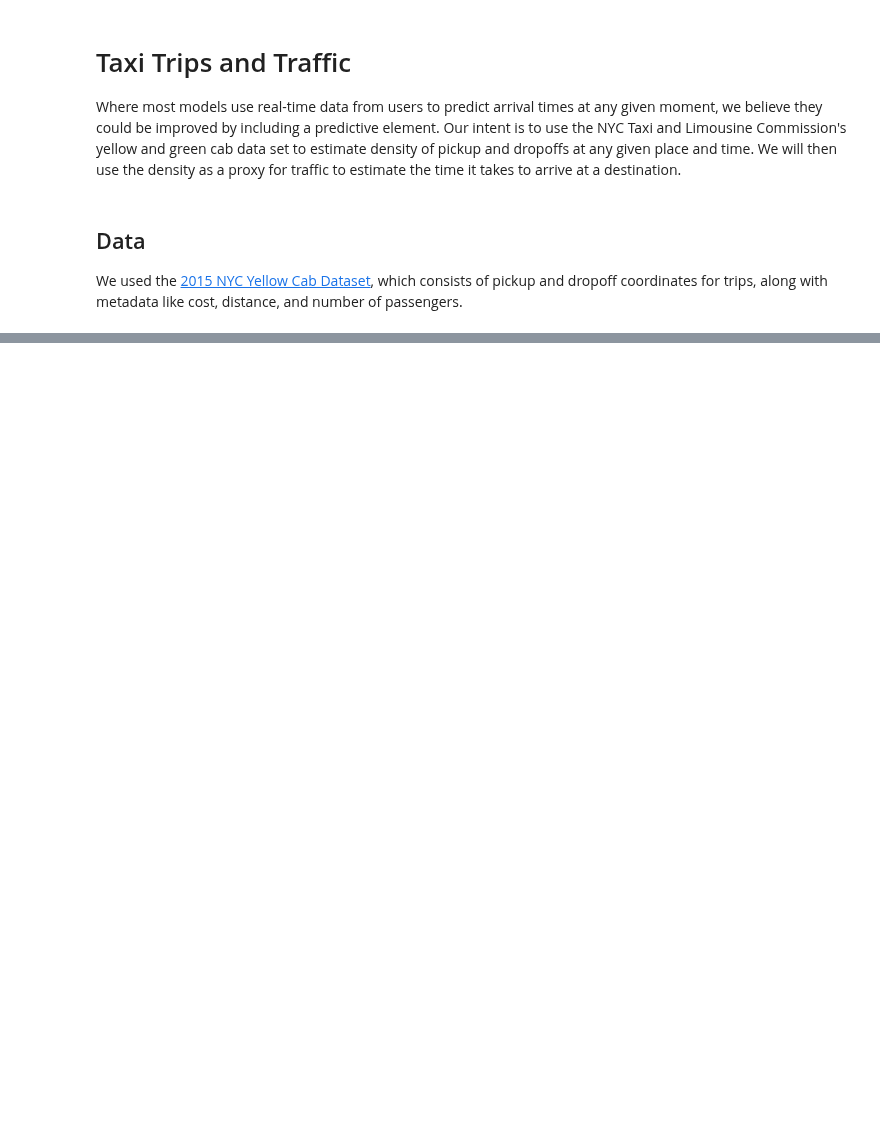
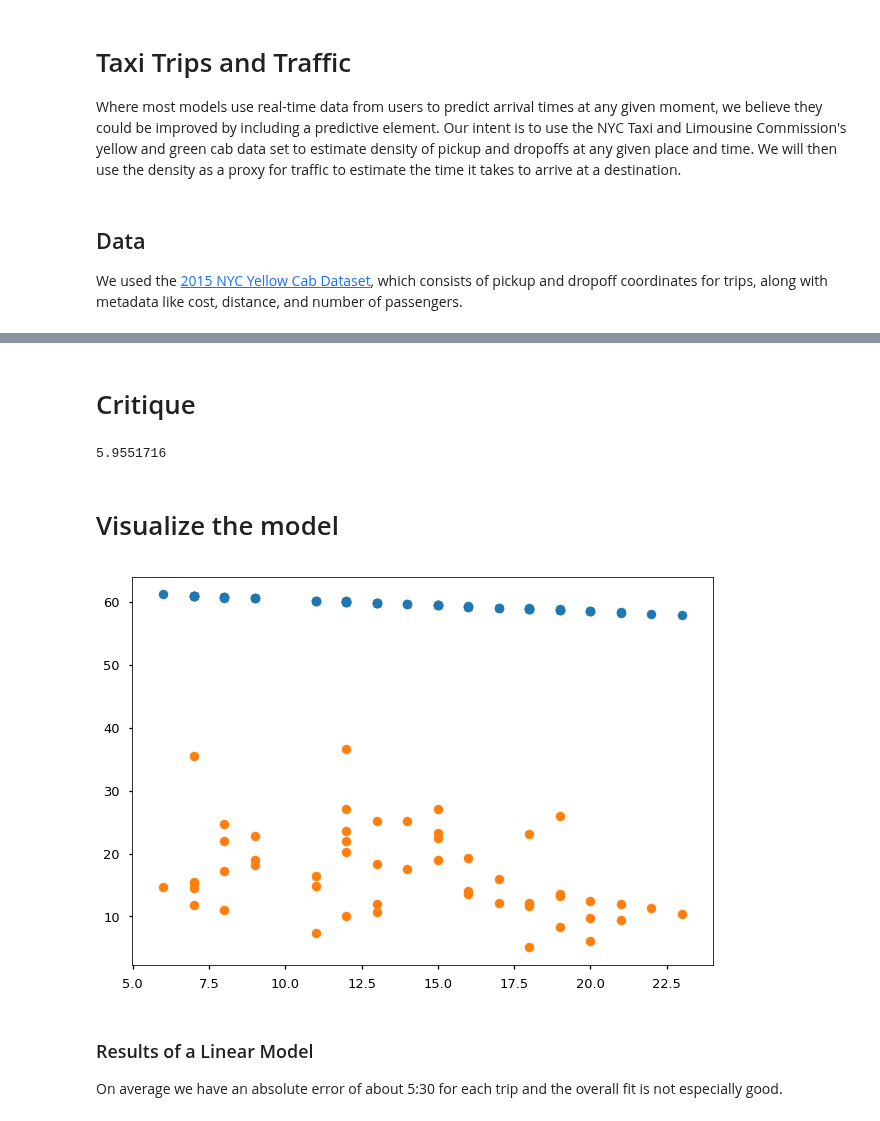
Before and after one commit to colby-j-wise/Probabilistic_Programming, a Jupyter notebook: FinalProject.ipynb, the cells around one changed output, grey strips where cells are left out. Cells and saved outputs as stored; diff of their text form; code cells hidden in the pictures; blank space fills up the shorter version.

```diff
--- a/FinalProject.ipynb
+++ b/FinalProject.ipynb
@@ -206,0 +51,35 @@ On average we have an absolute error of about 4:30 for each trip
+# %%
+test_indices = np.random.choice(weekdays.shape[0], size=int(weekdays.shape[0] * 0.1), replace=False)
+
+indicator_cols = ["pickup_latitude", "pickup_longitude", "dropoff_latitude", "dropoff_longitude", "manhattan_distance", "pickup_hour"]
+
+# polynomial basis function of deg = 3
+x_test = basis_functions.polynomial(weekdays.iloc[test_indices][indicator_cols], degree=2)
+y_test = weekdays.iloc[test_indices]["trip_duration"]
+
+x_train = basis_functions.polynomial(weekdays.drop(test_indices)[indicator_cols], degree=2)
+y_train = weekdays.drop(test_indices)["trip_duration"]
+
+y_train_min = y_train / 60
+y_test_min = y_test / 60
+
+N, D = x_train.shape
+X = tf.placeholder(tf.float32, [None, D])
+w = ed.models.Normal(loc=w_mu, scale=tf.ones(D))
+b = ed.models.Normal(loc=[0.0], scale=1.0)
+alpha = ed.models.Normal(loc=[0.0], scale=1.0)
+Y = ed.models.Normal(loc=ed.dot(X, w) + b, scale=alpha)
+
+qalpha = ed.models.TransformedDistribution(
+    distribution=ed.models.NormalWithSoftplusScale(tf.Variable(tf.zeros([1])),
+                                                   tf.Variable(tf.zeros([1]))),
+    bijector=tf.contrib.distributions.bijectors.Exp())
+
+qw = ed.models.NormalWithSoftplusScale(loc=tf.Variable(tf.random_normal([D])),
+                                       scale=tf.Variable(tf.random_normal([D])))
+
+qb = ed.models.NormalWithSoftplusScale(loc=tf.Variable(tf.random_normal([1])),
+                                       scale=tf.Variable(tf.random_normal([1])))
+
+inference = ed.KLqp({w: qw, b: qb, alpha: qalpha}, data={X: x_train.as_matrix(), Y: y_train_min.as_matrix()})
+inference.run(n_iter=10000)
@@ -206,0 +88,2 @@ On average we have an absolute error of about 4:30 for each trip
+# %% [markdown]
+# Critique
@@ -206,0 +92,5 @@ On average we have an absolute error of about 4:30 for each trip
+# %%
+ed.evaluate("mean_absolute_error", data={X: x_test.as_matrix(),
+                                         y_post: y_test_min.as_matrix()})
+# %% [output]
+5.9551716
@@ -206,0 +100,15 @@ On average we have an absolute error of about 4:30 for each trip
+# %% [markdown]
+# Visualize the model
+# %%
+w = qw.sample(1).eval()
+b = qb.sample(1).eval()
+alpha = qalpha.sample(1).eval()
+y_pred = np.dot(x_test.as_matrix(), w.T) + alpha
+plt.scatter(x_test["pickup_hour"], y_pred)
+plt.scatter(x_test["pickup_hour"], y_test_min)
+plt.show()
+# %% [output]
+[figure, added]
+# %% [markdown]
+### Results of a Linear Model
+On average we have an absolute error of about 5:30 for each trip and the overall fit is not especially good.
```
Also changed, not shown: parts of 34 cells of this notebook, 2 other files.
